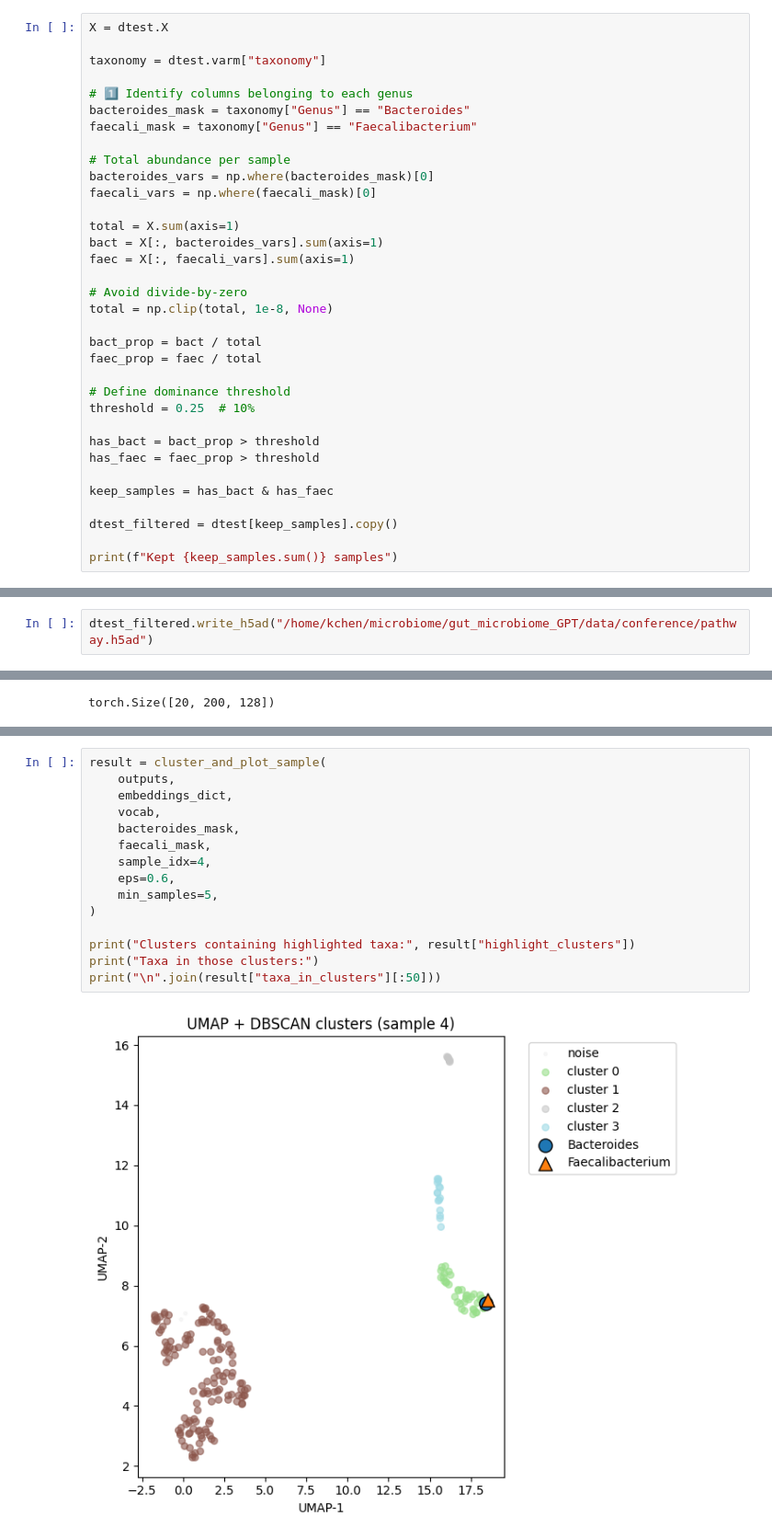
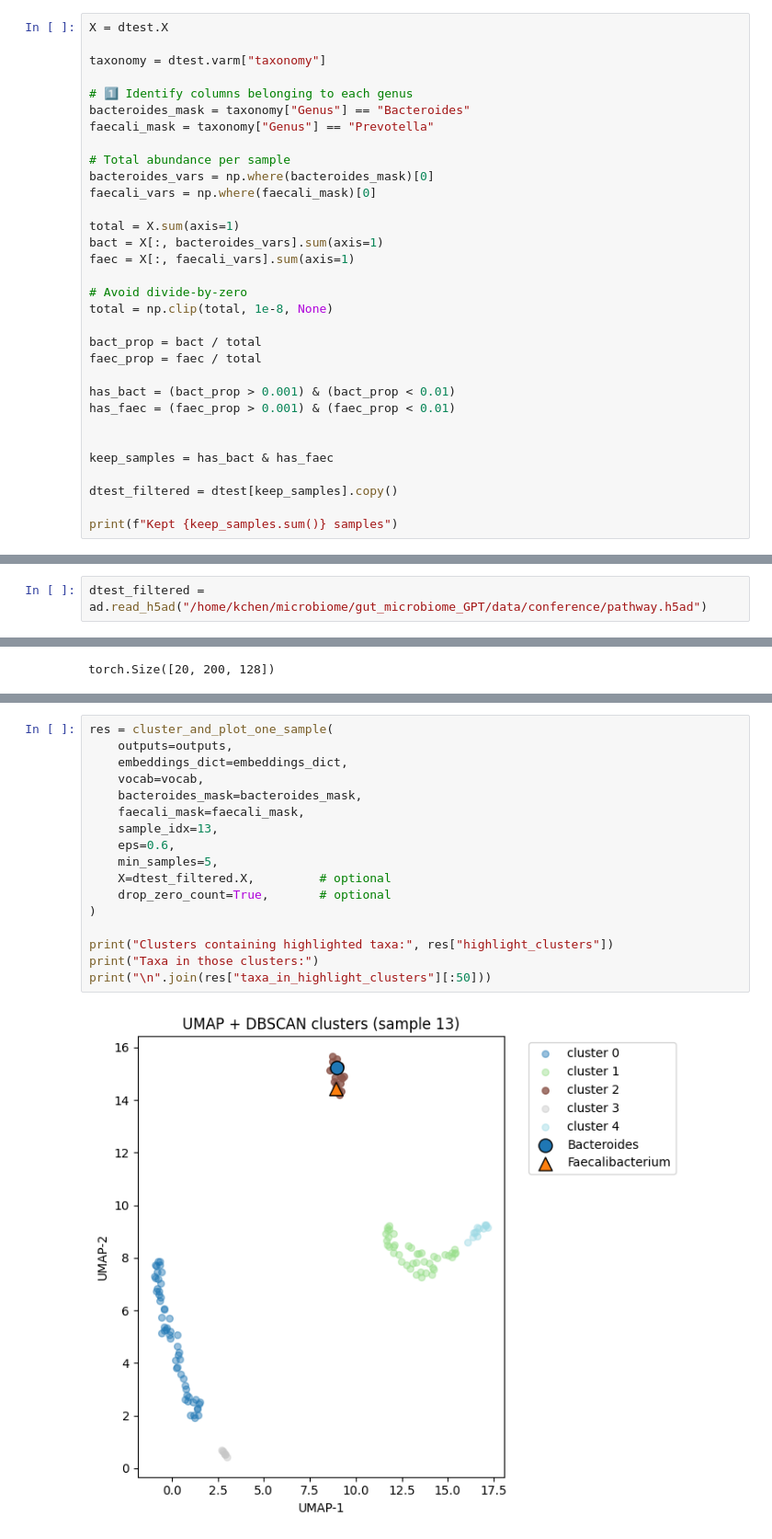
Before and after one commit to kkcchen/gut_microbiome_GPT, a Jupyter notebook: notebooks/get_paths.ipynb, the cells around one changed output, grey strips where cells are left out. Shown at 92% size. Drawn from its saved outputs; the diff is of its cells as text.

Commit message:
add mask mistake

```diff
--- a/notebooks/get_paths.ipynb
+++ b/notebooks/get_paths.ipynb
@@ -33,7 +33,7 @@ taxonomy = dtest.varm["taxonomy"]
 
 # 1️⃣ Identify columns belonging to each genus
 bacteroides_mask = taxonomy["Genus"] == "Bacteroides"
-faecali_mask = taxonomy["Genus"] == "Faecalibacterium"
+faecali_mask = taxonomy["Genus"] == "Prevotella"
 
 # Total abundance per sample
 bacteroides_vars = np.where(bacteroides_mask)[0]
@@ -49,11 +49,9 @@ total = np.clip(total, 1e-8, None)
 bact_prop = bact / total
 faec_prop = faec / total
 
-# Define dominance threshold
-threshold = 0.25  # 10%
+has_bact = (bact_prop > 0.001) & (bact_prop < 0.01)
+has_faec = (faec_prop > 0.001) & (faec_prop < 0.01)
 
-has_bact = bact_prop > threshold
-has_faec = faec_prop > threshold
 
 keep_samples = has_bact & has_faec
 
@@ -85,2 +85,2 @@ Categories (4, object): ['PRJEB5729', 'PRJNA428736', 'PRJNA516932', 'PRJNA559143
 # %%
-dtest_filtered.write_h5ad("/home/kchen/microbiome/gut_microbiome_GPT/data/conference/pathway.h5ad")
+dtest_filtered = ad.read_h5ad("/home/kchen/microbiome/gut_microbiome_GPT/data/conference/pathway.h5ad")
@@ -379,18 +421,20 @@ def cluster_and_plot_sample(
     }
 # %%
-result = cluster_and_plot_sample(
-    outputs,
-    embeddings_dict,
-    vocab,
-    bacteroides_mask,
-    faecali_mask,
-    sample_idx=4,
+res = cluster_and_plot_one_sample(
+    outputs=outputs,
+    embeddings_dict=embeddings_dict,
+    vocab=vocab,
+    bacteroides_mask=bacteroides_mask,
+    faecali_mask=faecali_mask,
+    sample_idx=13,
     eps=0.6,
     min_samples=5,
+    X=dtest_filtered.X,         # optional
+    drop_zero_count=True,       # optional
 )
 
-print("Clusters containing highlighted taxa:", result["highlight_clusters"])
+print("Clusters containing highlighted taxa:", res["highlight_clusters"])
 print("Taxa in those clusters:")
-print("\n".join(result["taxa_in_clusters"][:50]))
+print("\n".join(res["taxa_in_highlight_clusters"][:50]))
 # %% [output]
-[figure, old version]
+[figure, new version]
```
Also changed, not shown: parts of 14 cells of this notebook, 2 other files.
